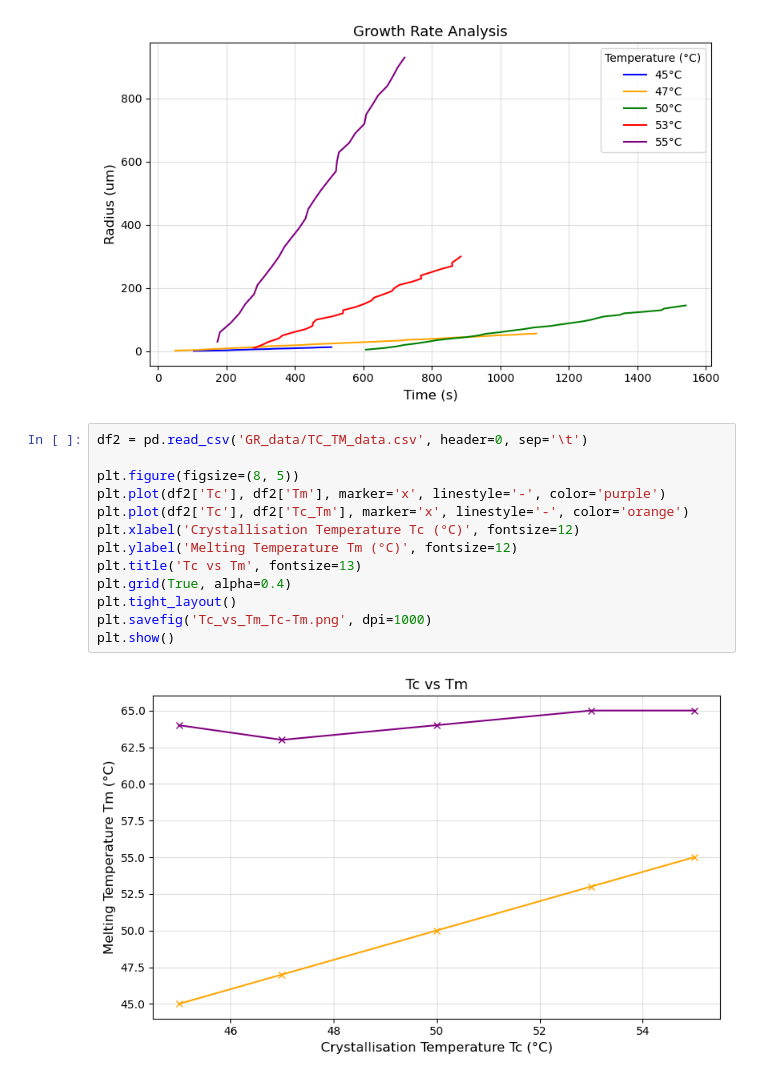
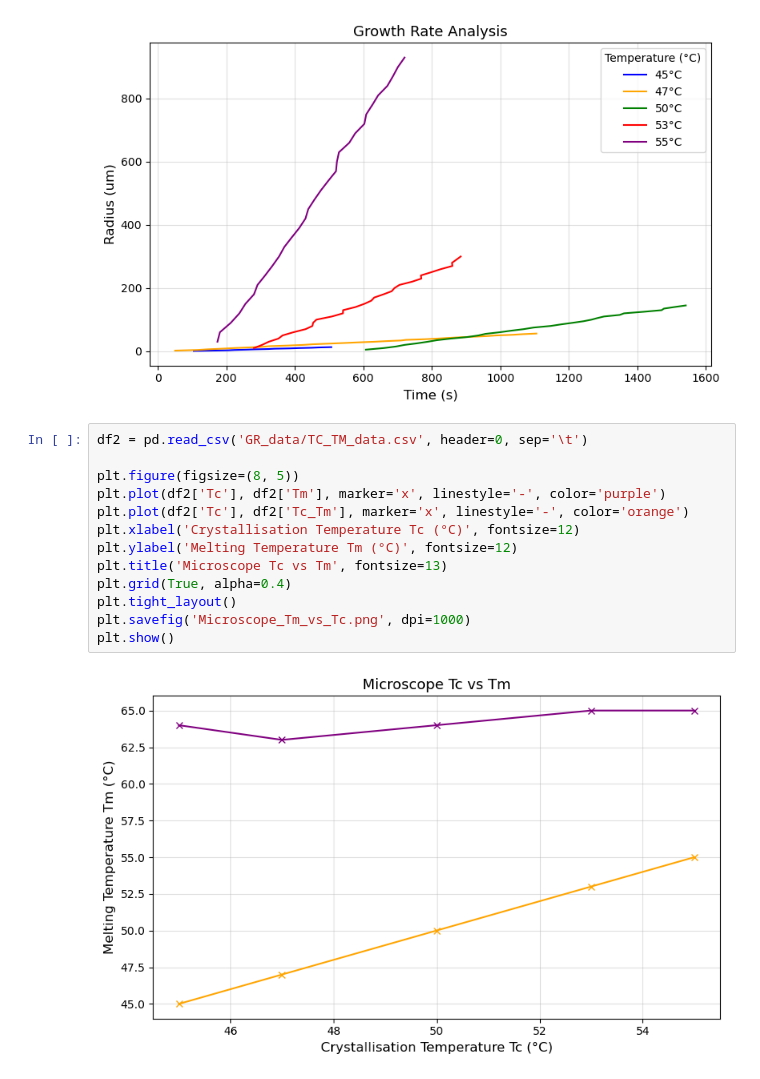
Before and after one commit to Thomas-J-Fish/II_Materials, a Jupyter notebook: P3_Polymer_Crystallisation/GR_analysis.ipynb, the cells around one changed output. Drawn from its saved outputs; the diff is of its cells as text.

Commit message:
TcTm graphs

```diff
--- a/P3_Polymer_Crystallisation/GR_analysis.ipynb
+++ b/P3_Polymer_Crystallisation/GR_analysis.ipynb
@@ -35,15 +35,15 @@ plt.show()
 # %%
 df2 = pd.read_csv('GR_data/TC_TM_data.csv', header=0, sep='\t')
 
 plt.figure(figsize=(8, 5))
 plt.plot(df2['Tc'], df2['Tm'], marker='x', linestyle='-', color='purple')
 plt.plot(df2['Tc'], df2['Tc_Tm'], marker='x', linestyle='-', color='orange')
 plt.xlabel('Crystallisation Temperature Tc (°C)', fontsize=12)
 plt.ylabel('Melting Temperature Tm (°C)', fontsize=12)
-plt.title('Tc vs Tm', fontsize=13)
+plt.title('Microscope Tc vs Tm', fontsize=13)
 plt.grid(True, alpha=0.4)
 plt.tight_layout()
-plt.savefig('Tc_vs_Tm_Tc-Tm.png', dpi=1000)
+plt.savefig('Microscope_Tm_vs_Tc.png', dpi=1000)
 plt.show()
 # %% [output]
-[figure, old version]
+[figure, new version]
```
Also changed, not shown: parts of 1 cell of this notebook, 5 other files.
